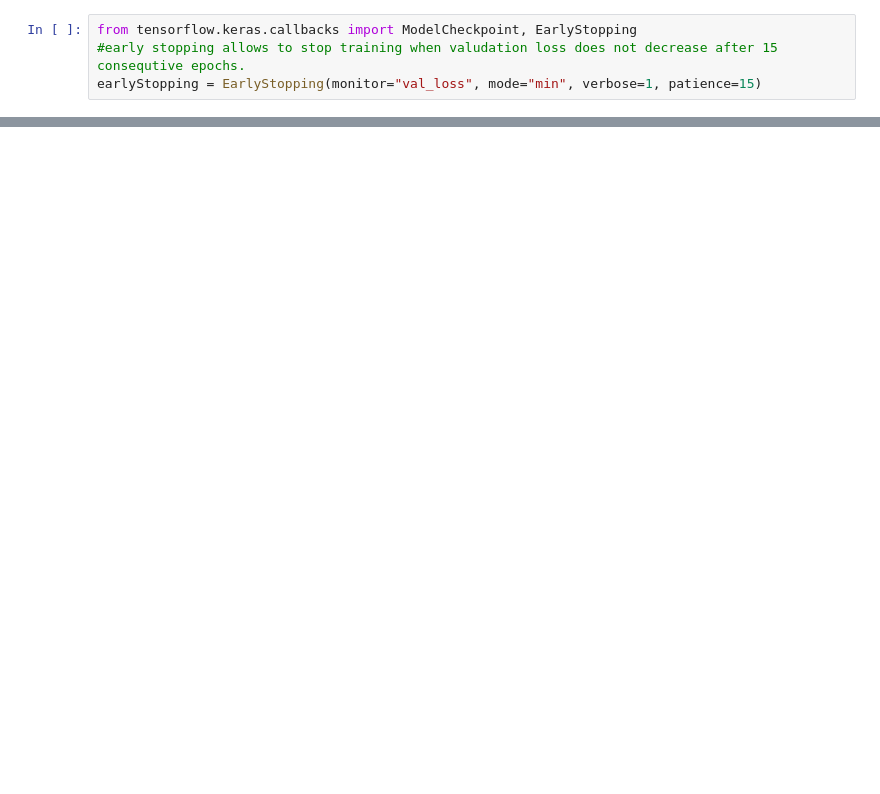
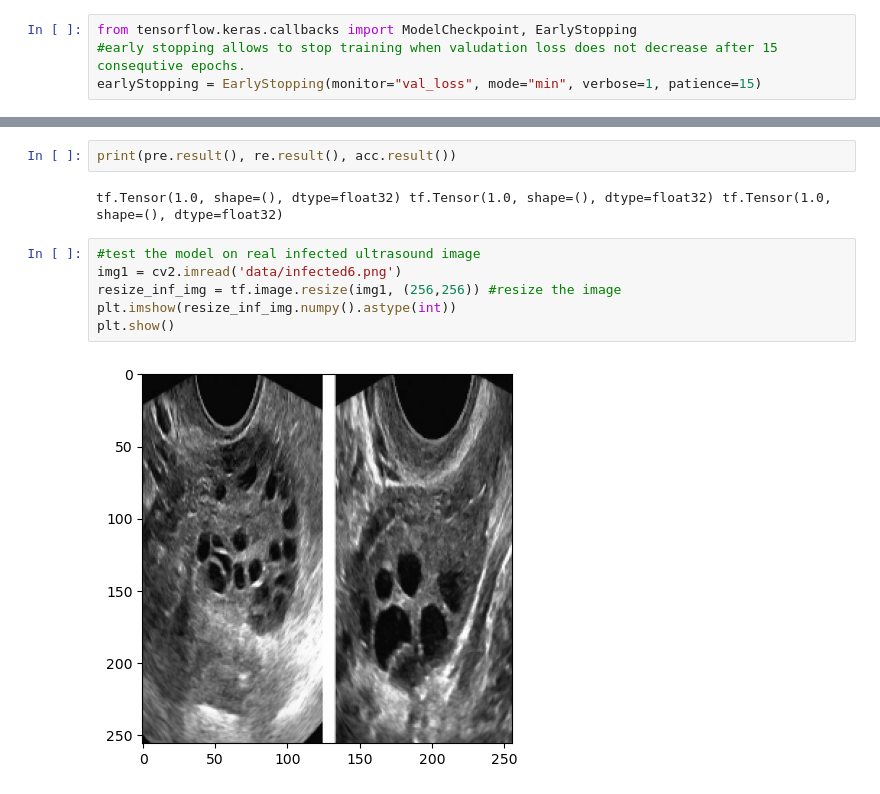
Before and after one commit to Alausaaisha/pcos_detection_deeplearning, a Jupyter notebook: pcos_classification_CNN_Model.ipynb, the cells around one changed output, grey strips where cells are left out. Drawn from its saved outputs; the diff is of its cells as text; blank space fills up the shorter version.

```diff
--- a/pcos_classification_CNN_Model.ipynb
+++ b/pcos_classification_CNN_Model.ipynb
@@ -417,0 +546,12 @@ history = model.fit(
+# %%
+print(pre.result(), re.result(), acc.result())
+# %% [output]
+tf.Tensor(1.0, shape=(), dtype=float32) tf.Tensor(1.0, shape=(), dtype=float32) tf.Tensor(1.0, shape=(), dtype=float32)
+# %%
+#test the model on real infected ultrasound image
+img1 = cv2.imread('data/infected6.png')
+resize_inf_img = tf.image.resize(img1, (256,256)) #resize the image
+plt.imshow(resize_inf_img.numpy().astype(int))
+plt.show()
+# %% [output]
+[figure, added]
```
Also changed, not shown: parts of 26 cells of this notebook.
